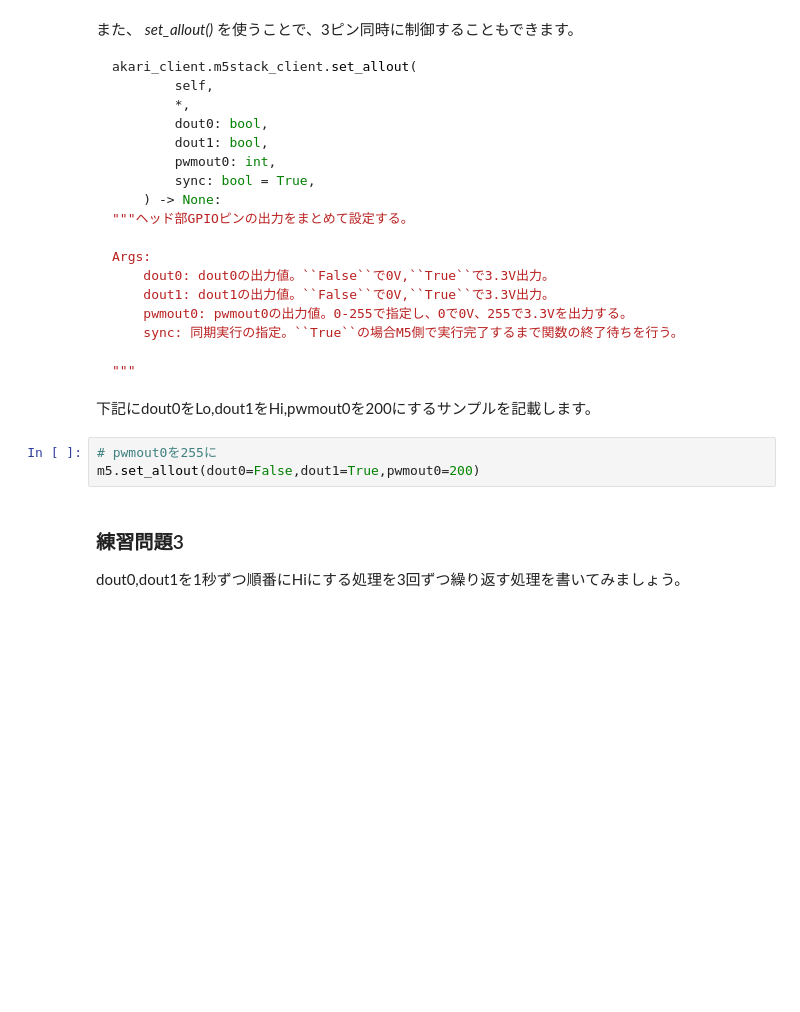
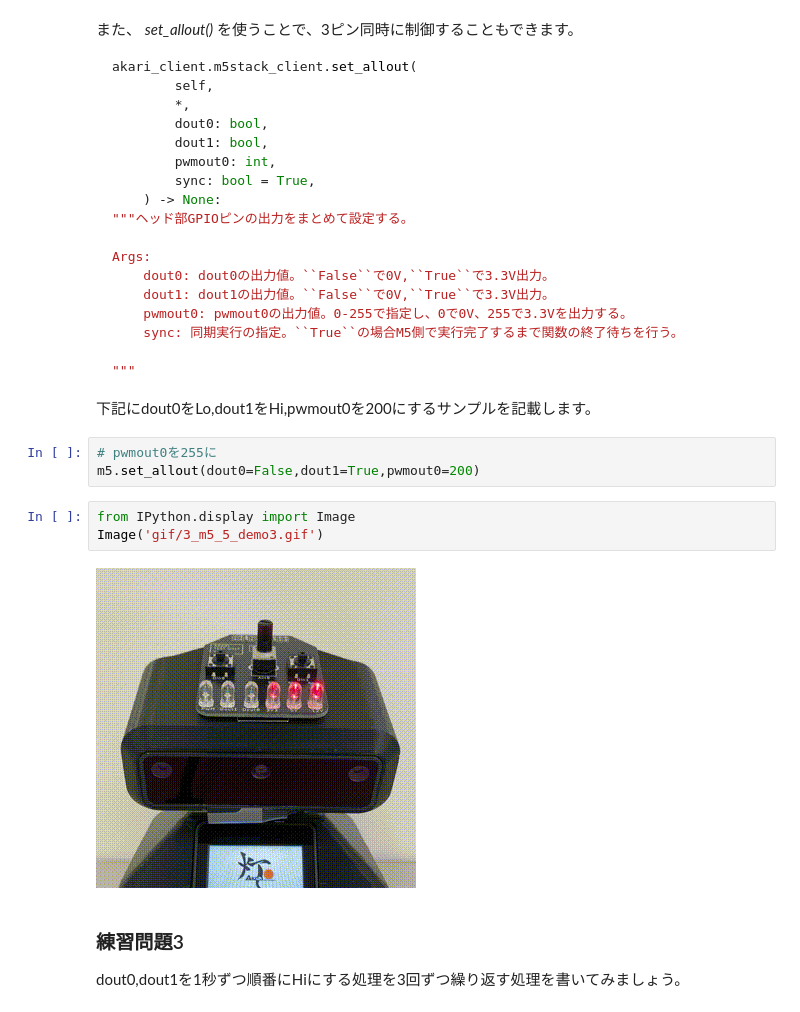
Before and after one commit to AkariGroup/akari_tutorial, a Jupyter notebook: 3_m5_display.ipynb, the cells around one changed output. Drawn from its saved outputs; the diff is of its cells as text; blank space fills up the shorter version.

```diff
--- a/3_m5_display.ipynb
+++ b/3_m5_display.ipynb
@@ -377,6 +387,11 @@ Args:
 # %%
 # pwmout0を255に
 m5.set_allout(dout0=False,dout1=True,pwmout0=200)
+# %%
+from IPython.display import Image
+Image('gif/3_m5_5_demo3.gif')
+# %% [output]
+[figure, added]
 # %% [markdown]
 ### 練習問題3
 dout0,dout1を1秒ずつ順番にHiにする処理を3回ずつ繰り返す処理を書いてみましょう。
```
Also changed, not shown: parts of 3 cells of this notebook, 4 other files.
